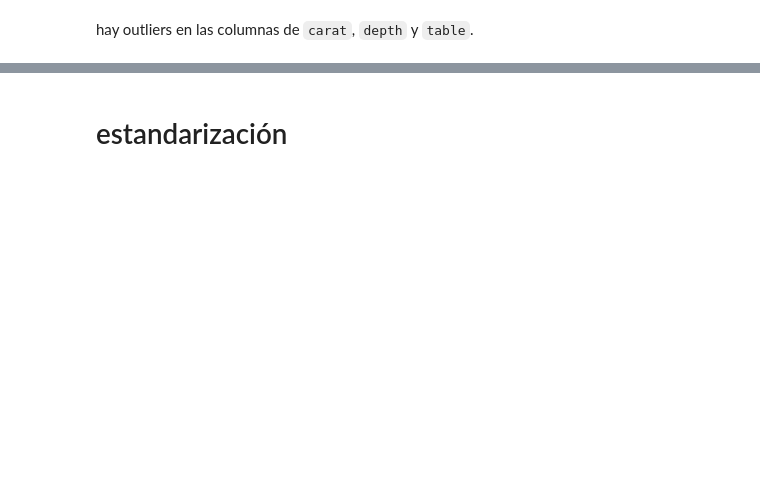
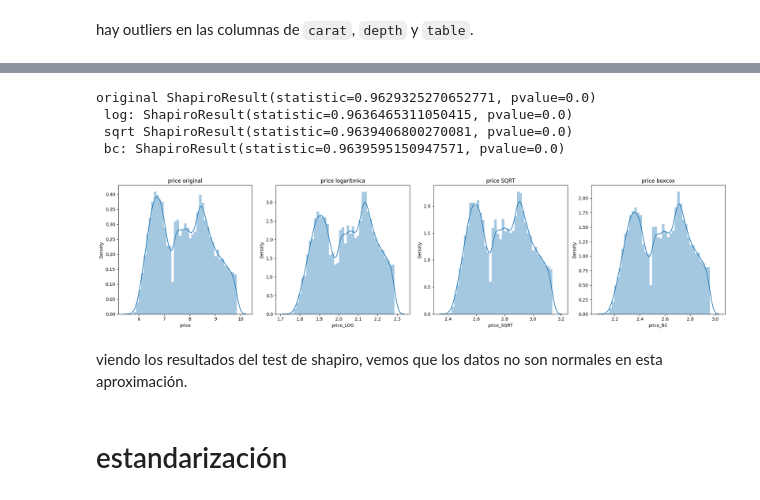
Before and after one commit to annassanchez/Kaggle-Competition, a Jupyter notebook: notebooks/main.ipynb, the cells around one changed output, grey strips where cells are left out. Saved outputs shown, nothing was run; the diff lists cells and outputs as text; code cells hidden in the pictures; blank space fills up the shorter version.

```diff
--- a/notebooks/main.ipynb
+++ b/notebooks/main.ipynb
@@ -233,2 +219,0 @@ hay outliers en las columnas de `carat`, `depth` y `table`.
-# %%
-df['price_LOG'] = df['price'].apply(lambda x: np.log(x) if x != 0 else 0)
@@ -253,2 +220,12 @@ print('original mayor Q3', stats.shapiro(df_mayor_Q3["charges"]), '\n mayor Q3 l
+# %%
+df_norm = sp.normalizacion(df, 'price')
+# %% [output]
+original ShapiroResult(statistic=0.9629325270652771, pvalue=0.0)
+ log: ShapiroResult(statistic=0.9636465311050415, pvalue=0.0)
+ sqrt ShapiroResult(statistic=0.9639406800270081, pvalue=0.0)
+ bc: ShapiroResult(statistic=0.9639595150947571, pvalue=0.0)
+[figure, added]
+# %% [markdown]
+viendo los resultados del test de shapiro, vemos que los datos no son normales en esta aproximación.
 # %% [markdown]
 # estandarización
```
Also changed, not shown: parts of 22 cells of this notebook.
